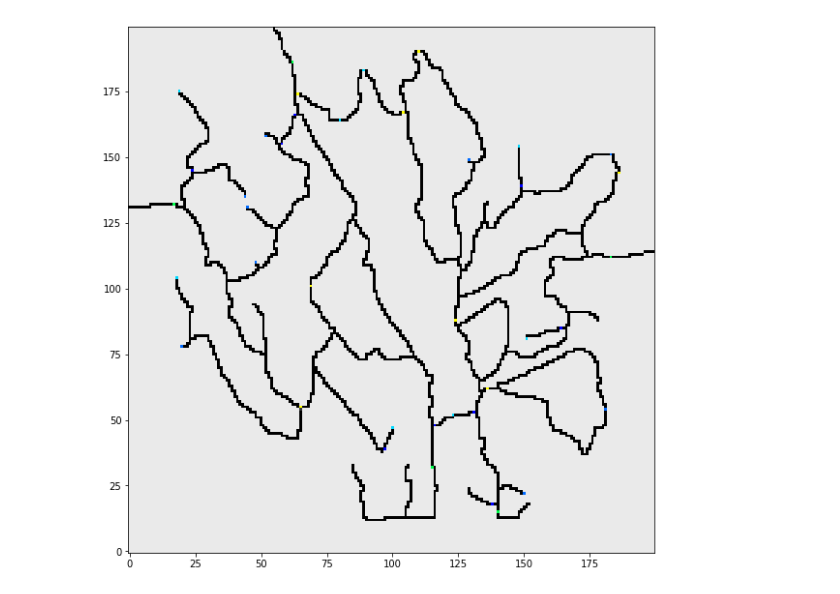
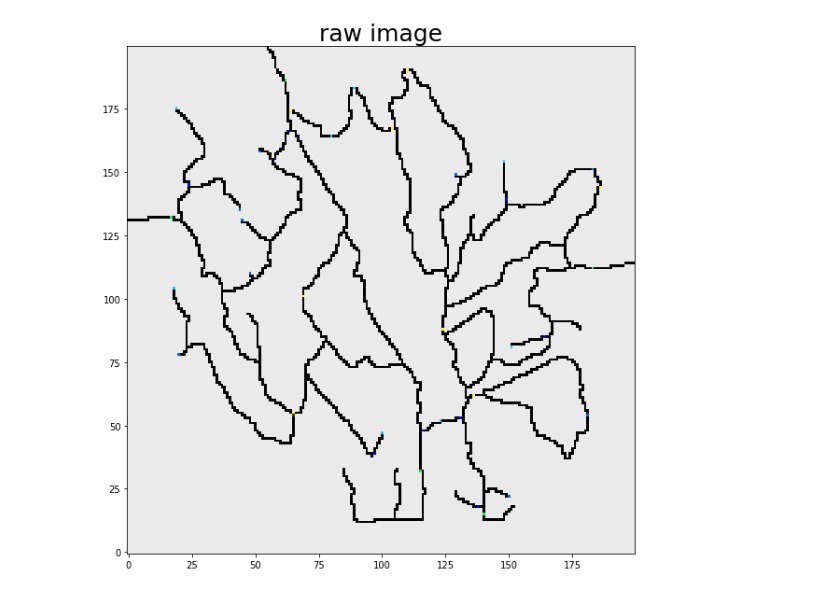
Before and after one commit to ShangyuanZ/Data_Visualisation, a Jupyter notebook: Assignment_1_vision.ipynb, the cells around one changed output. Cells and saved outputs as stored; diff of their text form; code cells hidden in the pictures.

```diff
--- a/Assignment_1_vision.ipynb
+++ b/Assignment_1_vision.ipynb
@@ -6,13 +6,14 @@ import pandas as pd
 # %%
 #load image
 plt.figure(figsize=(20,10))
 img=cv2.imread("data/Map.bmp")
 img = cv2.flip(img, 0) #flip the image
 
 plt.imshow(img,origin='lower')
+plt.title('raw image',fontsize = 25)
 plt.show()
 # %% [output]
-[figure, old version]
+[figure, new version]
 # %%
 #transformation
 img2=img
```
Also changed, not shown: parts of 5 cells of this notebook.
